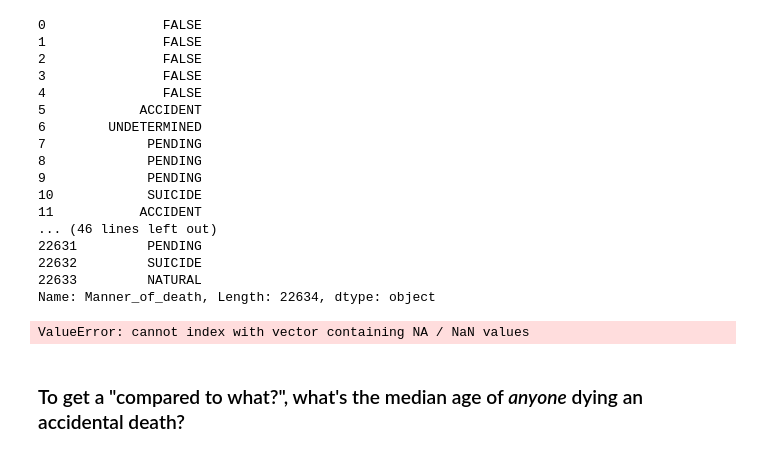
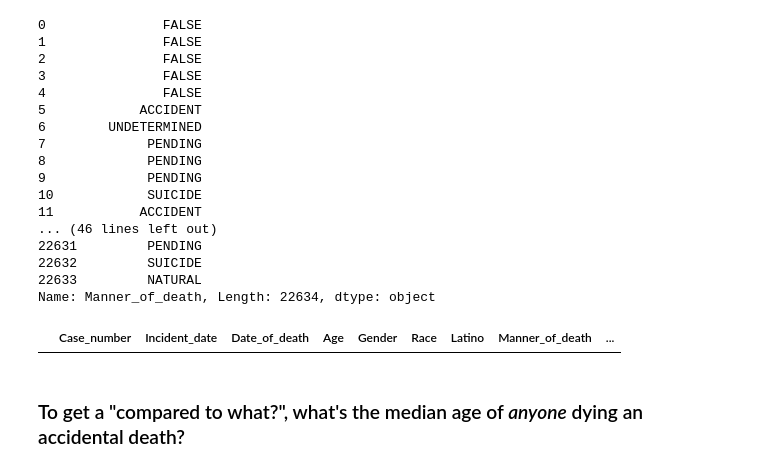
Before and after one commit to kandilysnc/foundations_homework, a Jupyter notebook: 07-homework/medical-examiner/Medical Examiner.ipynb, the cells around one changed output. Cells and saved outputs as stored; diff of their text form; code cells hidden in the pictures.

```diff
--- a/07-homework/medical-examiner/Medical Examiner.ipynb
+++ b/07-homework/medical-examiner/Medical Examiner.ipynb
@@ -418,10 +418,10 @@ Medical_case.Manner_of_death
 22633         NATURAL
 Name: Manner_of_death, Length: 22634, dtype: object
 # %%
-fractures_death = Medical_case[Medical_case.Manner_of_death.str.contains('FRACTURES')]
+fractures_death = Medical_case[Medical_case.Manner_of_death.str.contains('FRACTURE')]
 fractures_death
 # %% [output]
-ValueError: cannot index with vector containing NA / NaN values
+|  | Case_number | Incident_date | Date_of_death | Age | Gender | Race | Latino | Manner_of_death | ... |
 # %% [markdown]
 ### To get a "compared to what?", what's the median age of _anyone_ dying an accidental death?
 # %%
```
Also changed, not shown: parts of 8 cells of this notebook, 1 other file.
